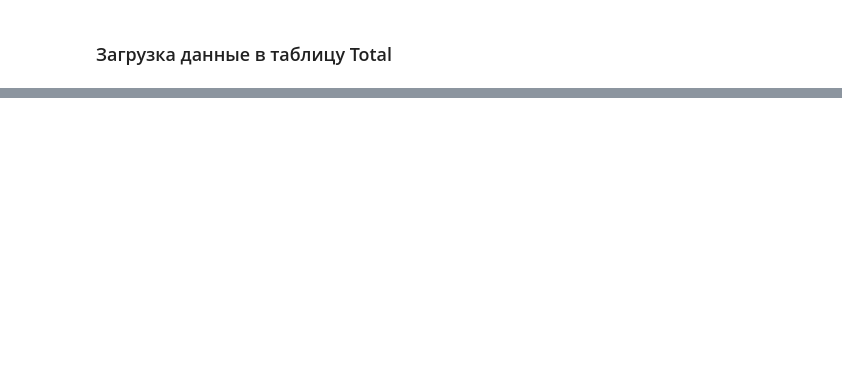
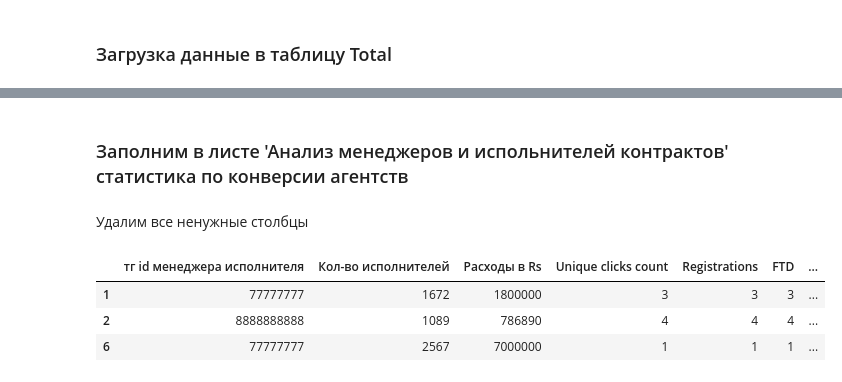
Before and after one commit to Velobos1337/integration-analytics, a Jupyter notebook: ИТОГ.ipynb, the cells around one changed output, grey strips where cells are left out. Drawn from its saved outputs; the diff is of its cells as text; code cells hidden in the pictures; blank space fills up the shorter version.

```diff
--- a/ИТОГ.ipynb
+++ b/ИТОГ.ipynb
@@ -345,0 +528,3 @@ INFO:__main__:Получен результат: {'spreadsheetId': '1X-THzy2TpMs
+# %%
+for elem in ['Кол-во исполнителей', 'Total number of clicks', 'Unique clicks count', 'Registrations', 'FTD', 'RD', 'DEPOSITS AMOUNT', 'Payout', 'GGR', 'Расходы в Rs']:
+    df_manual[elem] = pd.to_numeric(df_manual[elem])
@@ -345,0 +683,20 @@ INFO:__main__:Получен результат: {'spreadsheetId': '1X-THzy2TpMs
+# %% [markdown]
+### Заполним в листе 'Анализ менеджеров и испольнителей контрактов' cтатистика по конверсии агентств
+# %% [markdown]
+Удалим все ненужные столбцы
+# %%
+stat_agences = df_manual.copy()
+stat_agences.drop('Ссылка на аккаунт исполнителя', axis = 1, inplace =True)
+stat_agences.drop('Дата выхода интеграции', axis = 1, inplace =True)
+stat_agences.drop('тип контракта', axis = 1, inplace =True)
+stat_agences.drop('Sub ID 2', axis = 1, inplace =True)
+stat_agences.drop('трек ссылка', axis = 1, inplace =True)
+stat_agences = stat_agences[stat_agences['Тип менеджера исполнителя'] == 'Агентства']
+stat_agences.drop('Тип менеджера исполнителя', axis = 1, inplace =True)
+stat_agences.drop('Total number of clicks', axis = 1, inplace =True)
+stat_agences
+# %% [output]
+|  | тг id менеджера исполнителя | Кол-во исполнителей | Расходы в Rs | Unique clicks count | Registrations | FTD | ... |
+| 1 | 77777777 | 1672 | 1800000 | 3 | 3 | 3 | ... |
+| 2 | 8888888888 | 1089 | 786890 | 4 | 4 | 4 | ... |
+| 6 | 77777777 | 2567 | 7000000 | 1 | 1 | 1 | ... |
```
Also changed, not shown: parts of 45 cells of this notebook.
